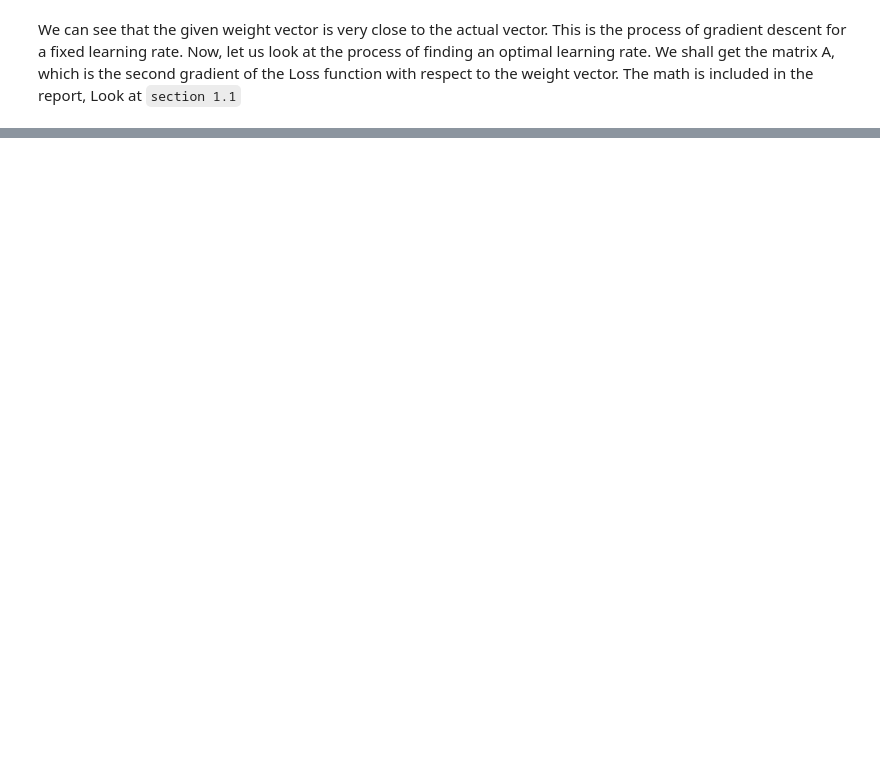
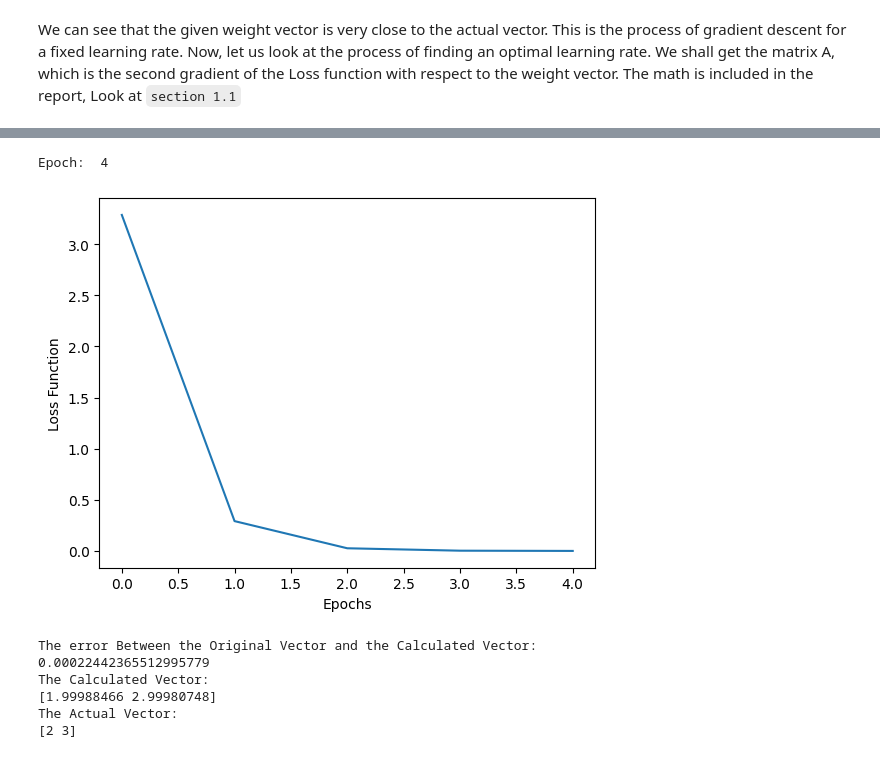
Before and after one commit to siddik11803-IIITH/Deep-Learning-Assignment-1, a Jupyter notebook: Question - 1/main.ipynb, the cells around one changed output, grey strips where cells are left out. Cells and saved outputs as stored; diff of their text form; code cells hidden in the pictures; blank space fills up the shorter version.

```diff
--- a/Question - 1/main.ipynb
+++ b/Question - 1/main.ipynb
@@ -307,0 +265,11 @@ The Actual Vector:
+# %%
+seq_3 = plot_values(learning_rate_3)
+# %% [output]
+Epoch:  4
+[figure, added]
+The error Between the Original Vector and the Calculated Vector:
+0.00022442365512995779
+The Calculated Vector:
+[1.99988466 2.99980748]
+The Actual Vector:
+[2 3]
```
Also changed, not shown: parts of 29 cells of this notebook, 2 other files.
